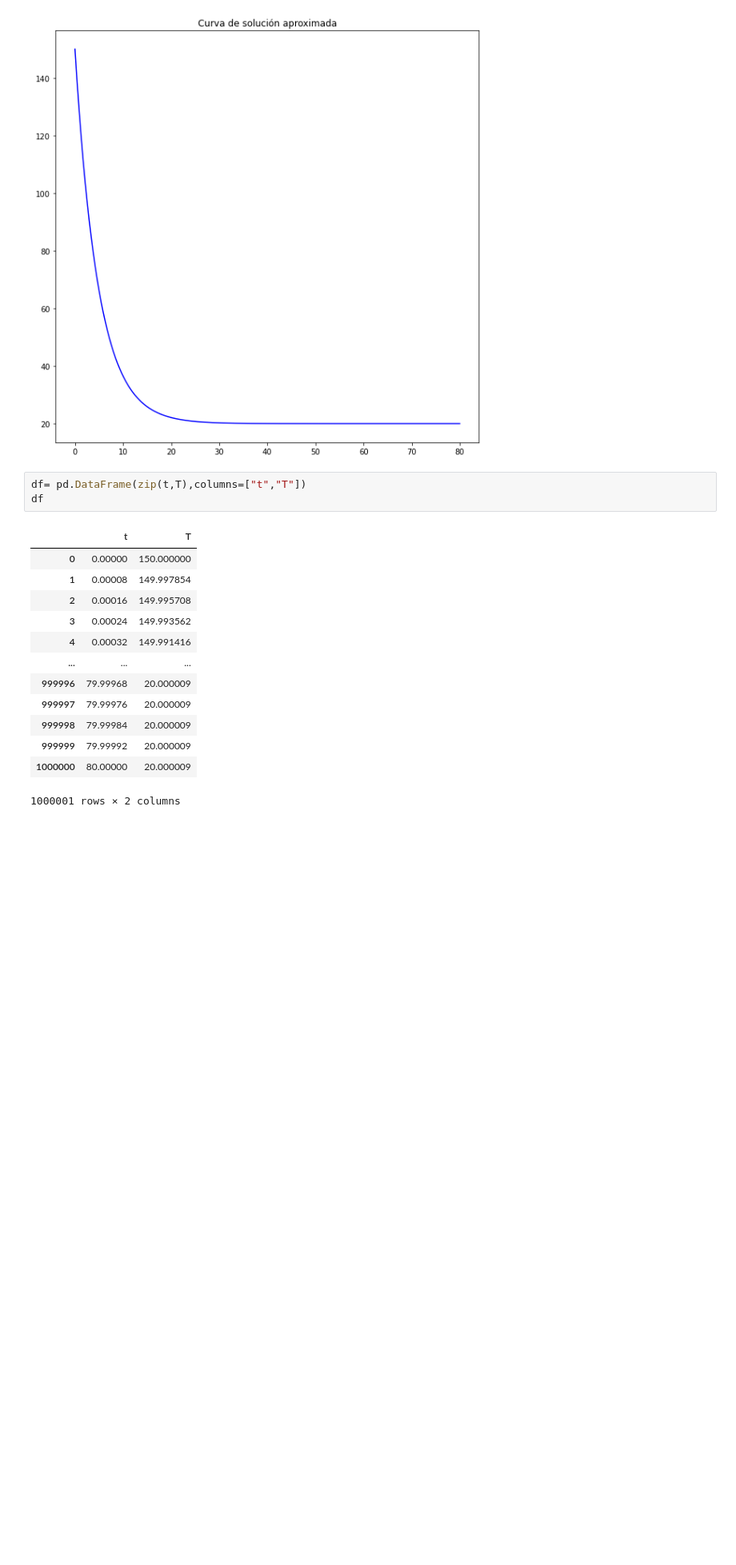
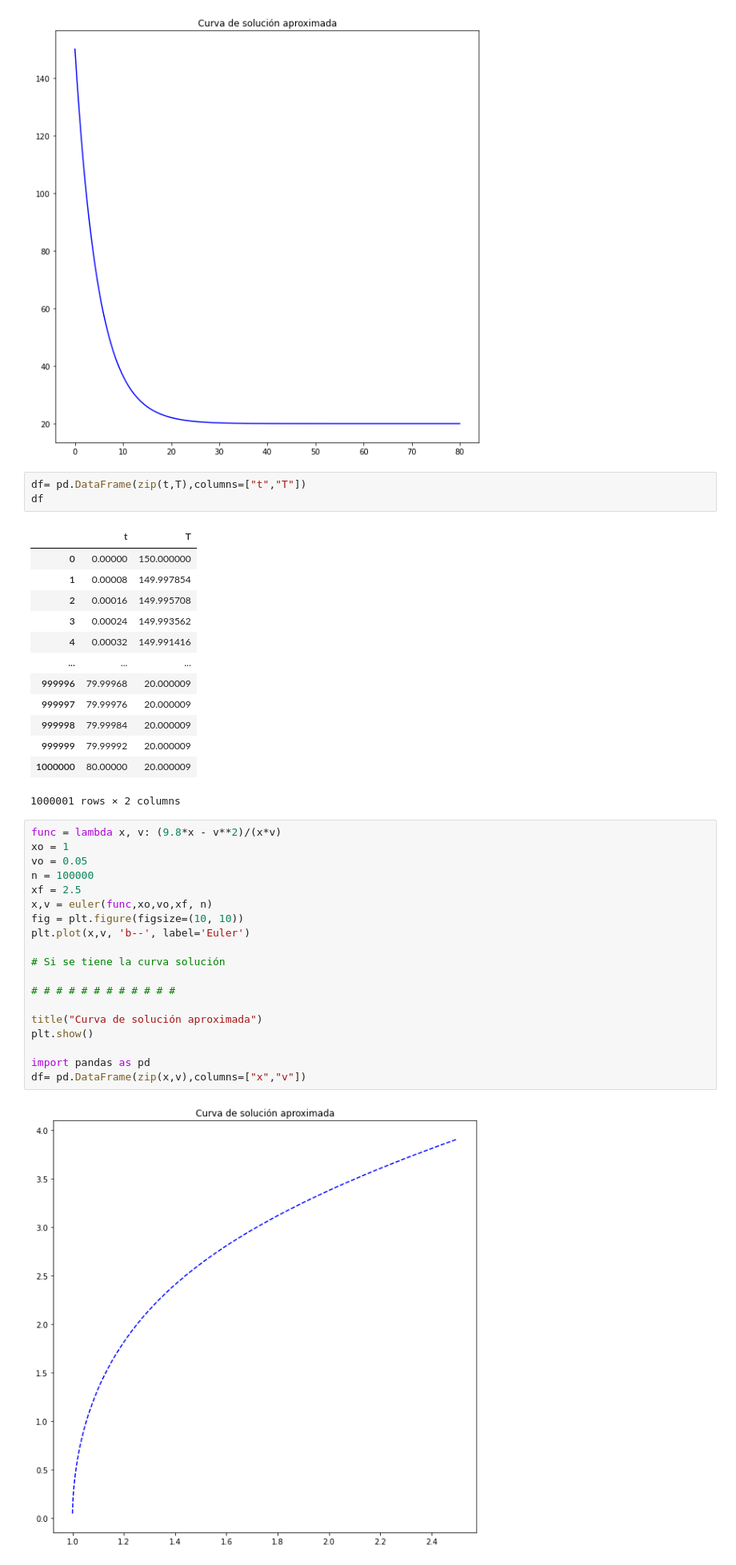
Before and after one commit to caramirezs/MetNum_202260, a Jupyter notebook: 4.1_Metodo_Euler.ipynb, the cells around one changed output. Shown at 80% size. Cells and saved outputs as stored; diff of their text form; blank space fills up the shorter version.

```diff
--- a/4.1_Metodo_Euler.ipynb
+++ b/4.1_Metodo_Euler.ipynb
@@ -91,3 +91,24 @@ df
 | 999999 | 79.99992 | 20.000009 |
 | 1000000 | 80.00000 | 20.000009 |
 1000001 rows × 2 columns
+# %%
+func = lambda x, v: (9.8*x - v**2)/(x*v)
+xo = 1
+vo = 0.05
+n = 100000
+xf = 2.5
+x,v = euler(func,xo,vo,xf, n)
+fig = plt.figure(figsize=(10, 10))
+plt.plot(x,v, 'b--', label='Euler')
+
+# Si se tiene la curva solución
+
+# # # # # # # # # # # #
+
+title("Curva de solución aproximada")
+plt.show()
+
+import pandas as pd
+df= pd.DataFrame(zip(x,v),columns=["x","v"])
+# %% [output]
+[figure, added]
```
Also changed, not shown: 2 other files.
